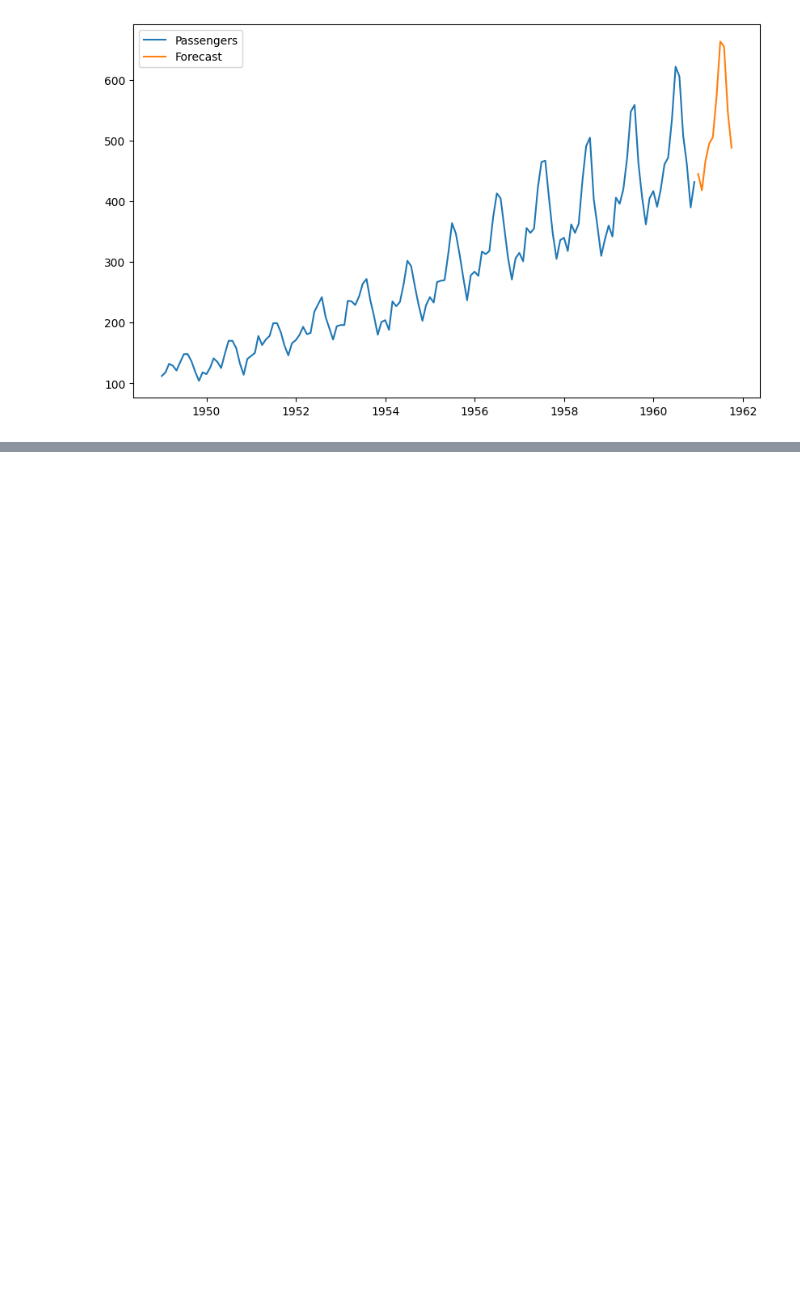
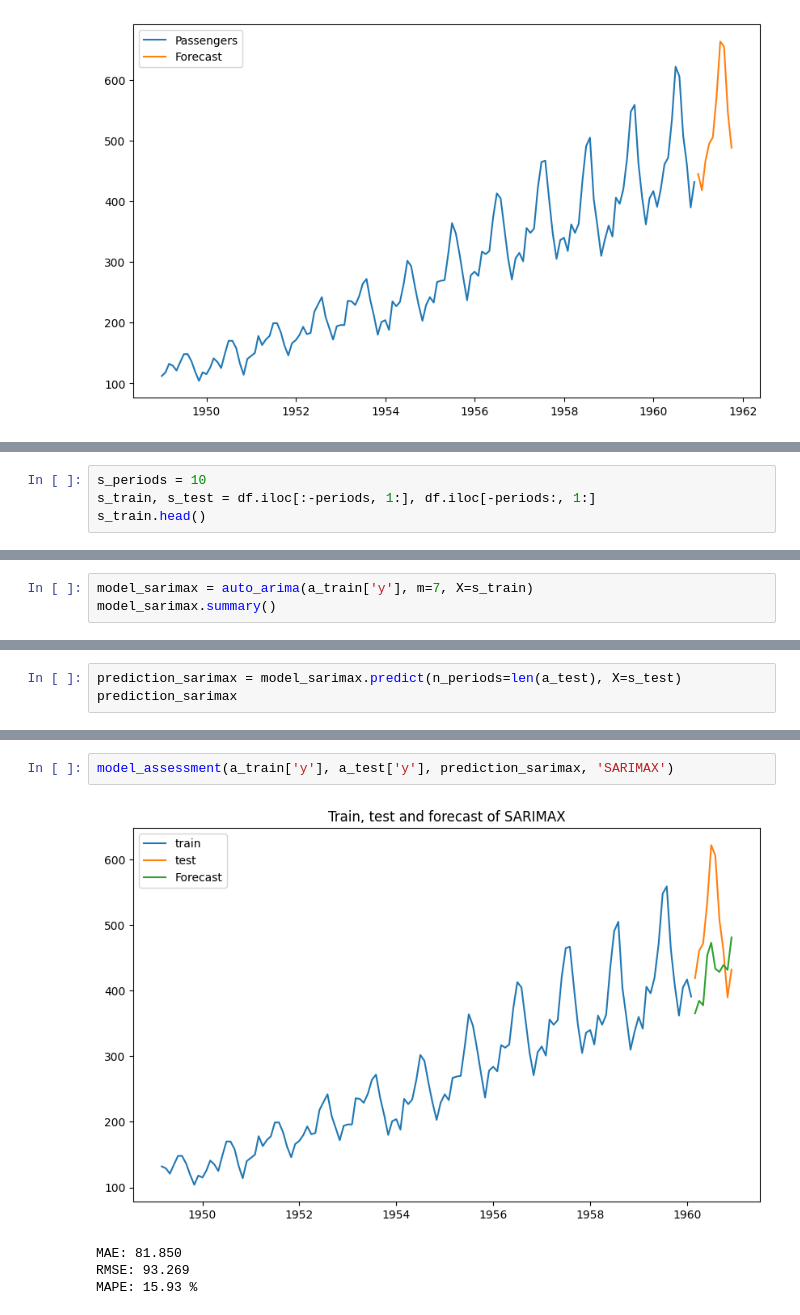
Before and after one commit to manoje8/time_series_analysis_exercise, a Jupyter notebook: rosetta_stone/rosetta.ipynb, the cells around one changed output, grey strips where cells are left out. Cells and saved outputs as stored; diff of their text form; blank space fills up the shorter version.

```diff
--- a/rosetta_stone/rosetta.ipynb
+++ b/rosetta_stone/rosetta.ipynb
@@ -180,0 +304,4 @@ plt.show()
+# %%
+s_periods = 10
+s_train, s_test = df.iloc[:-periods, 1:], df.iloc[-periods:, 1:]
+s_train.head()
@@ -180,0 +316,3 @@ plt.show()
+# %%
+model_sarimax = auto_arima(a_train['y'], m=7, X=s_train)
+model_sarimax.summary()
@@ -180,0 +344,3 @@ plt.show()
+# %%
+prediction_sarimax = model_sarimax.predict(n_periods=len(a_test), X=s_test)
+prediction_sarimax
@@ -180,0 +359,7 @@ plt.show()
+# %%
+model_assessment(a_train['y'], a_test['y'], prediction_sarimax, 'SARIMAX')
+# %% [output]
+[figure, added]
+MAE: 81.850
+RMSE: 93.269
+MAPE: 15.93 %
```
Also changed, not shown: parts of 34 cells of this notebook, 2 other files.
